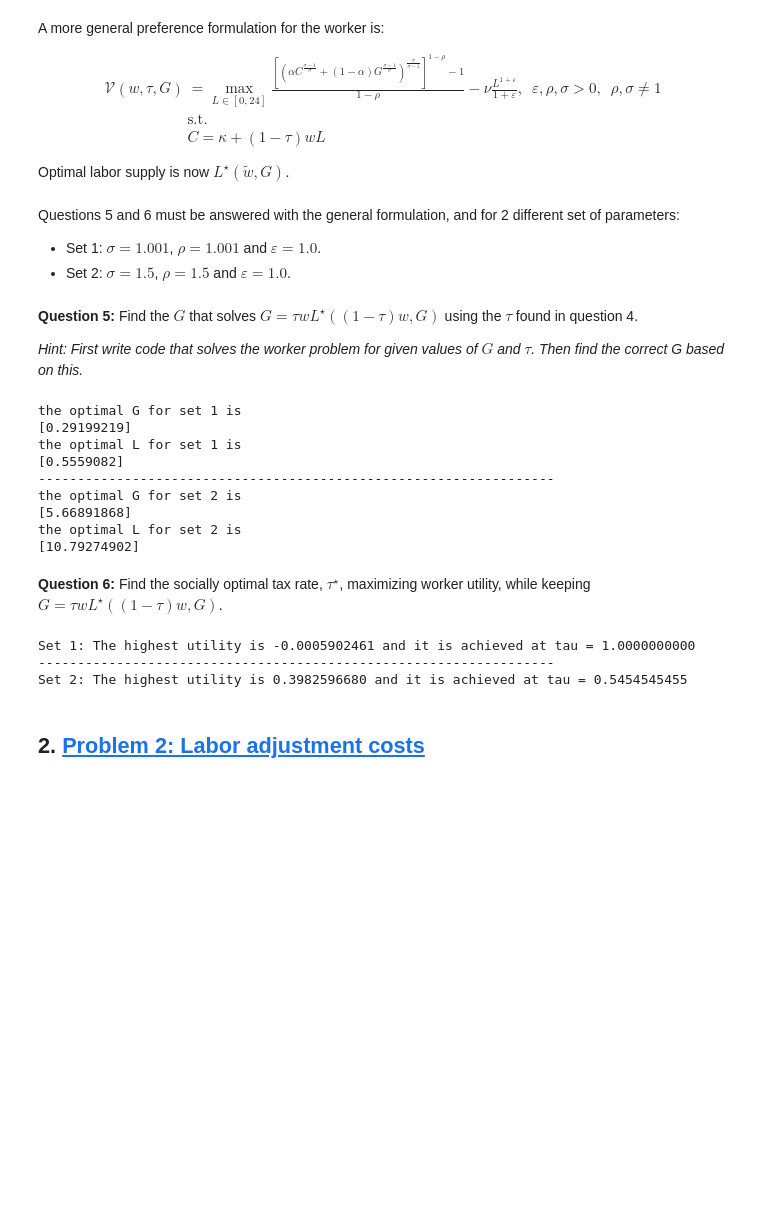
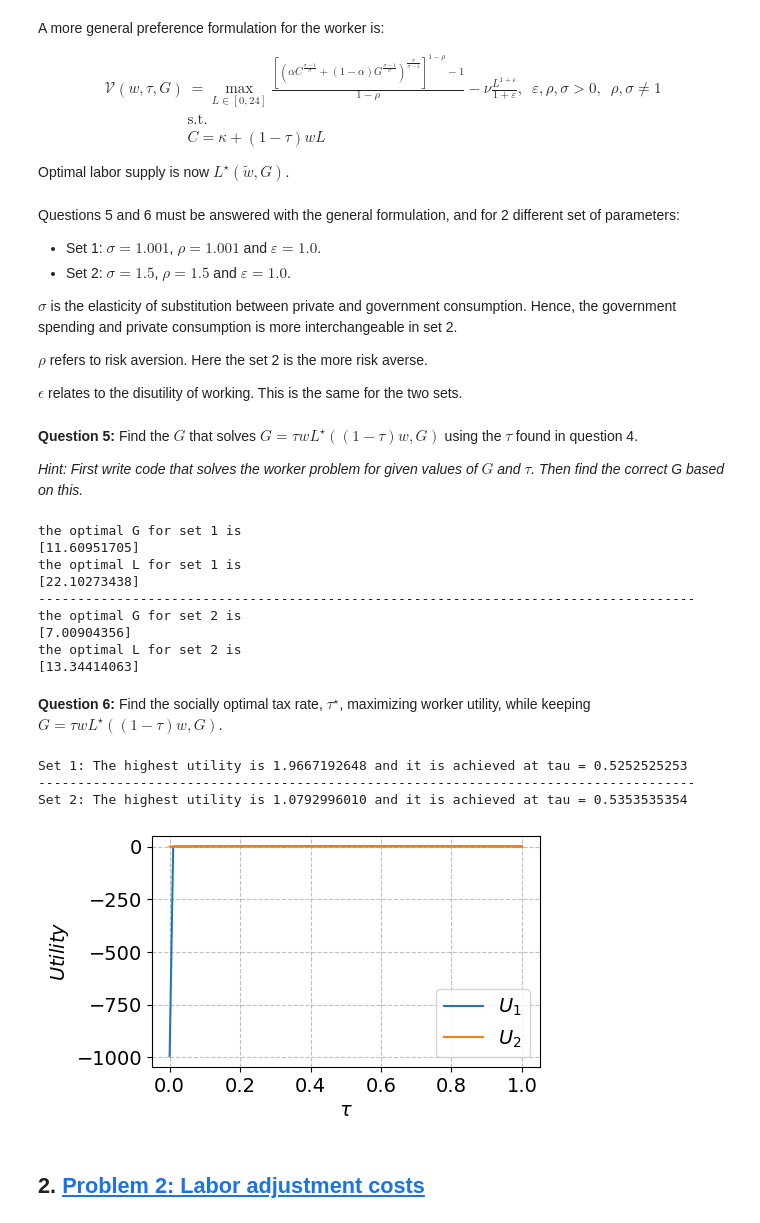
Before and after one commit to NumEconCopenhagen/projects-2023-agnete_louise_mathilde, a Jupyter notebook: exam/Exam-2023-notebook.ipynb, the cells around one changed output. Saved outputs shown, nothing was run; the diff lists cells and outputs as text; code cells hidden in the pictures; blank space fills up the shorter version.

```diff
--- a/exam/Exam-2023-notebook.ipynb
+++ b/exam/Exam-2023-notebook.ipynb
@@ -308,6 +310,12 @@ Questions 5 and 6 must be answered with the general formulation, and for 2 diffe
 
 - Set 1:  $\sigma = 1.001$, $\rho = 1.001$ and $\varepsilon = 1.0$.
 - Set 2:  $\sigma = 1.5$, $\rho = 1.5$ and $\varepsilon = 1.0 $.
+
+$\sigma$ is the elasticity of substitution between private and government consumption. Hence, the government spending and private consumption is more interchangeable in set 2.
+
+$\rho$ refers to risk aversion. Here the set 2 is the more risk averse.
+
+$\epsilon$ relates to the disutility of working. This is the same for the two sets.
 # %% [markdown]
 **Question 5:** Find the $G$ that solves $G = \tau w L^{\star}((1-\tau)w,G)$ using the $\tau$ found in question 4.
 
@@ -326,7 +334,7 @@ mp2.rho = 1.5
 mp2.eps = 1.0
 mp2.tau = max_tau
 
-# equation
+# equations
 def utility(l, mp):
     """ utility function
 
@@ -349,7 +357,7 @@ def utility(l, mp):
     if mp.rho == 1:
         mp.rho = 1 + 1e-8
 
-    numerator = ((mp.alpha*c**((mp.sigma-1)/mp.sigma)+(1-mp.alpha)*g**(((mp.sigma-1)/mp.sigma)))**(1-mp.rho)-1)
+    numerator = ((((mp.alpha*c**((mp.sigma-1)/mp.sigma)+(1-mp.alpha)*g**((mp.sigma-1)/mp.sigma)))**(mp.sigma/(mp.sigma-1)))**(1-mp.rho)-1)
     denominator = 1-mp.rho
 
     return  numerator/denominator
@@ -381,7 +389,6 @@ def objective_general(l, mp):
     """
     return utility(l, mp) - disutility(l, mp)
 # %%
-# optimize the objective function using scipy.optimize.minimize
 # initial guess
 l0 = 12
 
@@ -397,7 +404,9 @@ print('the optimal G for set 1 is')
 print(G1)
 print('the optimal L for set 1 is')
 print(L1)
-print('------------------------------------------------------------------')
+
+print('------------------------------------------------------------------------------------')
+
 obj_2 = lambda l: -objective_general(l, mp2)
 result2 = optimize.minimize(obj_2, l0, bounds=bnds, method='Nelder-Mead')
 L2 = result2.x
@@ -408,25 +417,23 @@ print('the optimal L for set 2 is')
 print(result2.x)
 # %% [output]
 the optimal G for set 1 is
-[0.29199219]
+[11.60951705]
 the optimal L for set 1 is
-[0.5559082]
-------------------------------------------------------------------
+[22.10273438]
+------------------------------------------------------------------------------------
 the optimal G for set 2 is
-[5.66891868]
+[7.00904356]
 the optimal L for set 2 is
-[10.79274902]
+[13.34414063]
 # %% [markdown]
 **Question 6:** Find the socially optimal tax rate, $\tau^{\star}$, maximizing worker utility, while keeping $G = \tau w L^{\star}((1-\tau)w,G)$.
 # %%
-# define list of mp1 and mp2
-mp_list = [mp1, mp2]
-
 # define vector of tau
 tau_vec = np.linspace(0, 1, 100)
 
 # initialize vector of utility levels
-utility_vec = np.empty_like(tau_vec)
+utility_vec_1 = np.empty_like(tau_vec)
+utility_vec_2 = np.empty_like(tau_vec)
 
 # loop over tau_vec and calculate utility levels
 for i, tau in enumerate(tau_vec):
@@ -434,14 +441,14 @@ for i, tau in enumerate(tau_vec):
     mp.tau = tau
     obj = lambda l: -objective_general(l, mp)
     result= optimize.minimize(obj, l0, bounds=bnds, method='Nelder-Mead')
-    utility_vec[i] = -result.fun
+    utility_vec_1[i] = -result.fun
 
-# find the higest value of obj and the corresponding tau
-max_utility = np.max(utility_vec)
-max_tau = tau_vec[np.argmax(utility_vec)]
+# find the highest value of obj and the corresponding tau
+max_utility = np.max(utility_vec_1)
+max_tau = tau_vec[np.argmax(utility_vec_1)]
 
 print(f"Set 1: The highest utility is {max_utility:.10f} and it is achieved at tau = {max_tau:.10f}")
-print('------------------------------------------------------------------')
+print('------------------------------------------------------------------------------------')
 
 # loop over tau_vec and calculate utility levels
 for i, tau in enumerate(tau_vec):
@@ -449,17 +456,32 @@ for i, tau in enumerate(tau_vec):
     mp.tau = tau
     obj = lambda l: -objective_general(l, mp)
     result= optimize.minimize(obj, l0, bounds=bnds, method='Nelder-Mead')
-    utility_vec[i] = -result.fun
+    utility_vec_2[i] = -result.fun
 
-# find the higest value of obj and the corresponding tau
-max_utility = np.max(utility_vec)
-max_tau = tau_vec[np.argmax(utility_vec)]
+# find the highest value of obj and the corresponding tau
+max_utility = np.max(utility_vec_2)
+max_tau = tau_vec[np.argmax(utility_vec_2)]
 
 print(f"Set 2: The highest utility is {max_utility:.10f} and it is achieved at tau = {max_tau:.10f}")
 # %% [output]
-Set 1: The highest utility is -0.0005902461 and it is achieved at tau = 1.0000000000
-------------------------------------------------------------------
-Set 2: The highest utility is 0.3982596680 and it is achieved at tau = 0.5454545455
+Set 1: The highest utility is 1.9667192648 and it is achieved at tau = 0.5252525253
+------------------------------------------------------------------------------------
+Set 2: The highest utility is 1.0792996010 and it is achieved at tau = 0.5353535354
+# %%
+# plot tau vs utility
+fig = plt.figure(figsize=(5,3))
+ax = fig.add_subplot(1,1,1)
+
+ax.plot(tau_vec, utility_vec_1, label=r"$U_1$")
+ax.plot(tau_vec, utility_vec_2, label=r"$U_2$")
+ax.legend()
+
+ax.set_xlabel(r"$\tau$")
+ax.set_ylabel(r"$Utility$")
+
+plt.show()
+# %% [output]
+[figure, added]
 # %% [markdown]
 ## 2. <a id='toc2_'></a>[Problem 2: Labor adjustment costs](#toc0_)
 # %% [markdown]
```
Also changed, not shown: parts of 11 cells of this notebook, 4 other files.
